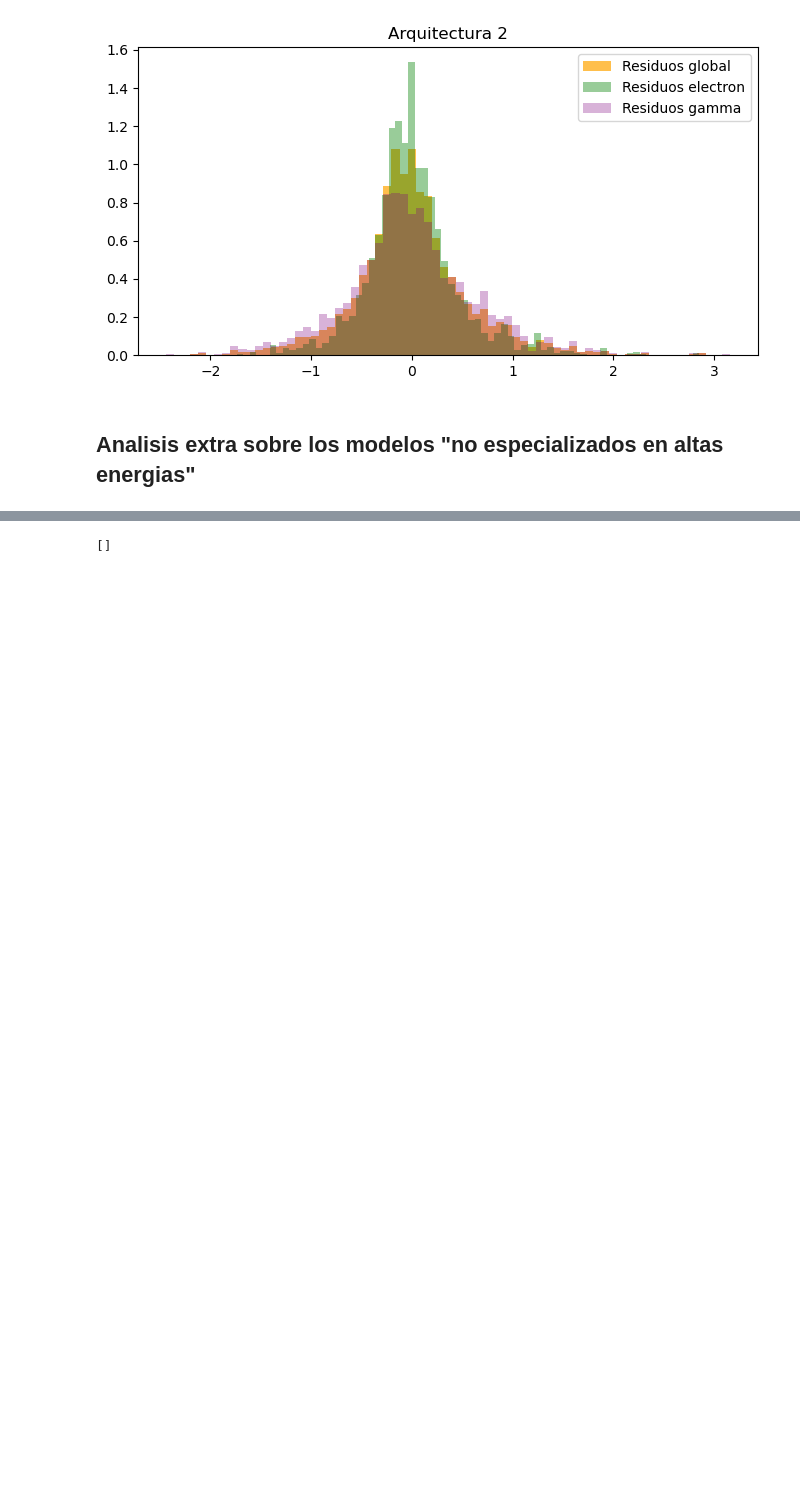
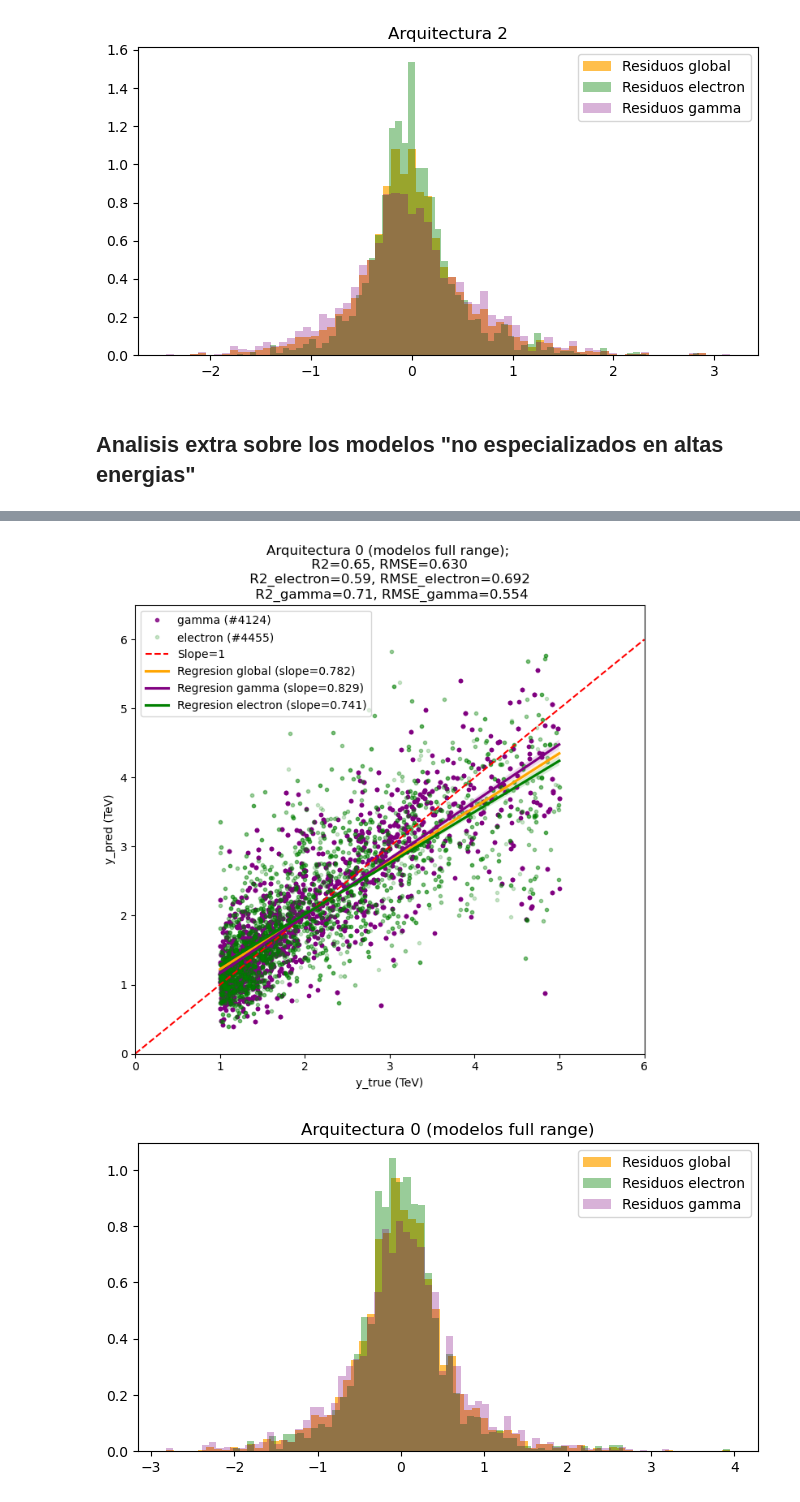
Before and after one commit to ArturoSirvent/second_CTA_analysis, a Jupyter notebook: notebooks/007_analisis_resultados_energia_mas1TeV.ipynb, the cells around one changed output, grey strips where cells are left out. Cells and saved outputs as stored; diff of their text form; code cells hidden in the pictures; blank space fills up the shorter version.

```diff
--- a/notebooks/007_analisis_resultados_energia_mas1TeV.ipynb
+++ b/notebooks/007_analisis_resultados_energia_mas1TeV.ipynb
@@ -343,7 +343,3 @@ Shape (179, 55, 93, 1)
-# %%
-y_pred_all_full_range
-# %% [output]
-[]
 # %%
 #y_train_list_electron=y_train_list[element_shapes[0]:]
 #y_train_list_gamma=y_train_list[:element_shapes[0]]
@@ -364,33 +360,36 @@ for i,y in enumerate(y_pred_all_full_range):
     rmse_gamma=np.sqrt(np.mean((y_gamma-y_train_list_gamma)**2))
     rmse_electron=np.sqrt(np.mean((y_electron-y_train_list_electron)**2))
 
     #y_poly_fit=model_poly(x_aux)
     plt.figure(figsize=(7,7))
     ax=plt.gca()
     plt.plot(y_train_list_gamma,y_gamma,".",color="purple",label=f"gamma (#{element_shapes[0]})",alpha=0.8)
     plt.plot(y_train_list_electron,y_electron,".",color="green",label=f"electron (#{element_shapes[1]})",alpha=0.2)
 
     plt.plot(np.arange(7),"--r",label="Slope=1")
-    sns.regplot(data=pd.DataFrame({"X":y_train_list,"Y":y}),x="X",y="Y",ax=ax,line_kws={'color': 'orange'},label=f"Regresion global (slope={results['polynomial'][0]})",scatter=False)
-    sns.regplot(data=pd.DataFrame({"X":y_train_list_gamma,"Y":y_gamma}),x="X",y="Y",ax=ax,line_kws={'color': 'purple'},label=f"Regresion gamma (slope={results_gamma['polynomial'][0]})",scatter=False)
-    sns.regplot(data=pd.DataFrame({"X":y_train_list_electron,"Y":y_electron}),x="X",y="Y",ax=ax,line_kws={'color': 'green'},label=f"Regresion electron (slope={results_electron['polynomial'][0]})",scatter=False)
+    sns.regplot(data=pd.DataFrame({"X":y_train_list,"Y":y}),x="X",y="Y",ax=ax,line_kws={'color': 'orange'},label=f"Regresion global (slope={results['polynomial'][0]:.3f})",scatter=False)
+    sns.regplot(data=pd.DataFrame({"X":y_train_list_gamma,"Y":y_gamma}),x="X",y="Y",ax=ax,line_kws={'color': 'purple'},label=f"Regresion gamma (slope={results_gamma['polynomial'][0]:.3f})",scatter=False)
+    sns.regplot(data=pd.DataFrame({"X":y_train_list_electron,"Y":y_electron}),x="X",y="Y",ax=ax,line_kws={'color': 'green'},label=f"Regresion electron (slope={results_electron['polynomial'][0]:.3f})",scatter=False)
 
     plt.xlim(0,6)
     plt.ylim(0,6.5)
     plt.xlabel("y_true (TeV)")
     plt.ylabel("y_pred (TeV)")
     plt.legend()
     plt.title(f"Arquitectura {i} (modelos full range); \n R2={results['determination']:.2f}, RMSE={rmse:.3f} \n R2_electron={results_electron['determination']:.2f}, RMSE_electron={rmse_electron:.3f} \n R2_gamma={results_gamma['determination']:.2f}, RMSE_gamma={rmse_gamma:.3f}")
     plt.tight_layout()
     plt.savefig(f"../results/005_correlation_energy_filter_{i}_grater_1TeV.png")
     #plot de la distribucion de errores
     plt.figure(figsize=(8,4))
     res=y_train_list-y
     res_gamma=y_train_list_electron-y_electron
     res_electron=y_train_list_gamma-y_gamma
     plt.hist(res,bins=70,label="Residuos global",density=True,color="orange",alpha=0.7)
     plt.hist(res_electron,bins=70,label="Residuos electron",density=True,color="green",alpha=0.4)
     plt.hist(res_gamma,bins=70,label="Residuos gamma",density=True,color="purple",alpha=0.3)
     plt.legend()
     plt.title(f"Arquitectura {i} (modelos full range)")# ; std: {np.std(y_train_list-y)}")
     plt.savefig(f"../results/005_resid_hist_energy_filter_{i}_grater_1TeV.png")
+# %% [output]
+[figure, added]
+[figure, added]
```
Also changed, not shown: parts of 2 cells of this notebook.
